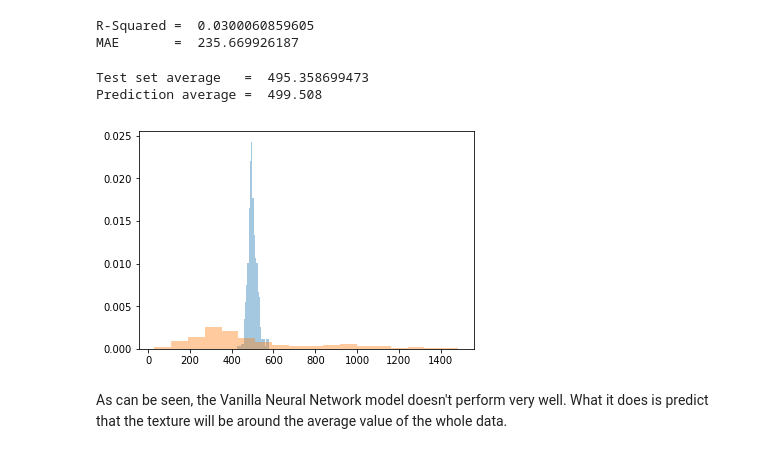
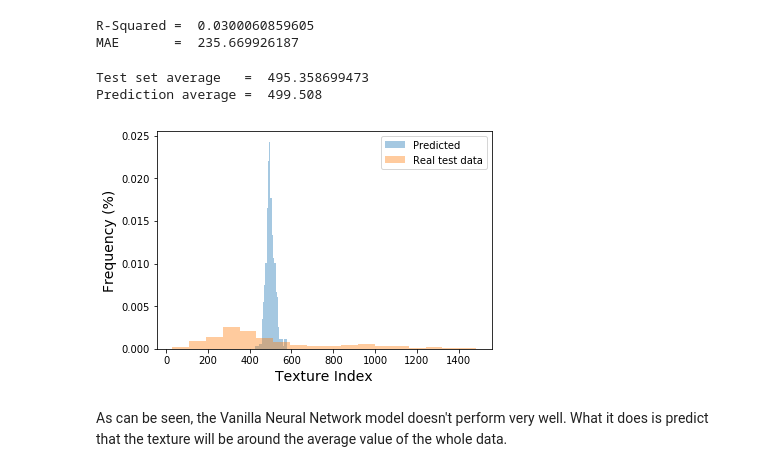
Before and after one commit to davibarreira/gravel_analysis, a Jupyter notebook: cnn_floyd2.ipynb, the cells around one changed output. Saved outputs shown, nothing was run; the diff lists cells and outputs as text; code cells hidden in the pictures.

```diff
--- a/cnn_floyd2.ipynb
+++ b/cnn_floyd2.ipynb
@@ -135,14 +135,18 @@ R-Squared =  0.0300060859605
 MAE       =  235.669926187
 # %%
 # Visualizing the prediction distribution and the test set distribution
-sns.distplot(y_hat,kde=False,norm_hist=True)
-sns.distplot(y_test,kde=False,norm_hist=True)
+sns.distplot(y_hat,kde=False,norm_hist=True, label='Predicted')
+sns.distplot(y_test,kde=False,norm_hist=True,label='Real test data')
+plt.xlabel("Texture Index",size=14)
+plt.ylabel("Frequency (%)",size=14)
+plt.legend()
 print("Test set average   = ",np.average(y_test))
 print("Prediction average = ",np.average(y_hat))
+plt.savefig('BaselineModelDistributionResults.png')
 # %% [output]
 Test set average   =  495.358699473
 Prediction average =  499.508
-[figure, old version]
+[figure, new version]
 # %% [markdown]
 As can be seen, the Vanilla Neural Network model doesn't perform very well. What it does is predict that the texture will be around the average value of the whole data.
 # %% [markdown]
```
Also changed, not shown: parts of 29 cells of this notebook, 3 other files.
